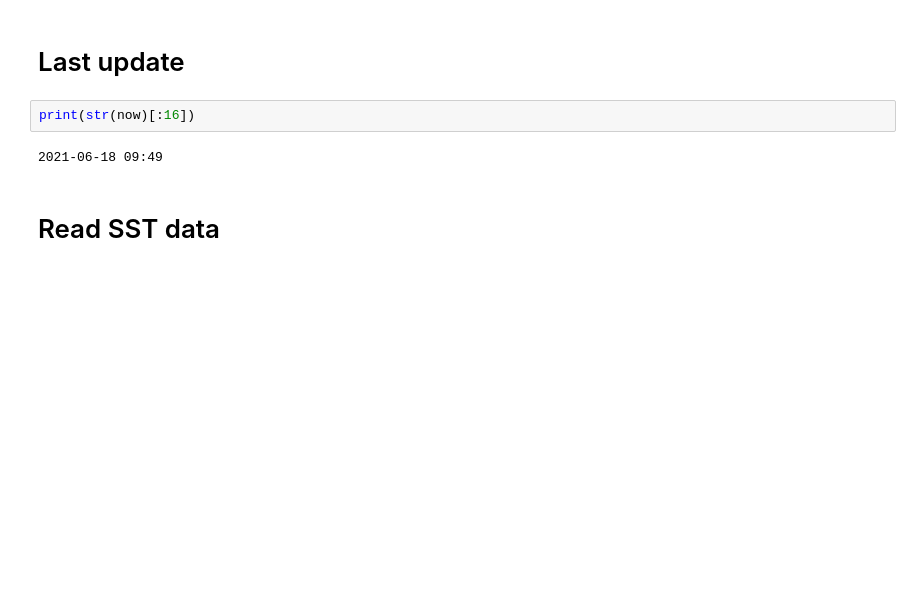
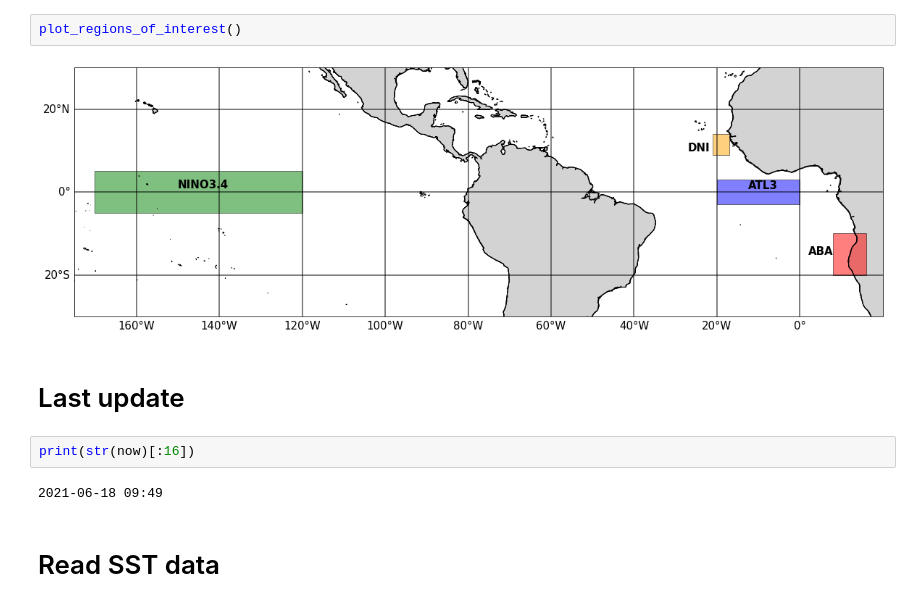
Before and after one commit to aprig/Auto_timeseries_ATL3_ABA, a Jupyter notebook: automatic_time_series_SST.ipynb, the cells around one changed output. Cells and saved outputs as stored; diff of their text form; blank space fills up the shorter version.

```diff
--- a/automatic_time_series_SST.ipynb
+++ b/automatic_time_series_SST.ipynb
@@ -10,3 +74,7 @@ import cartopy
+# %%
+plot_regions_of_interest()
+# %% [output]
+[figure, added]
 # %% [markdown]
 # Last update
 # %%
```
Also changed, not shown: parts of 2 cells of this notebook.
